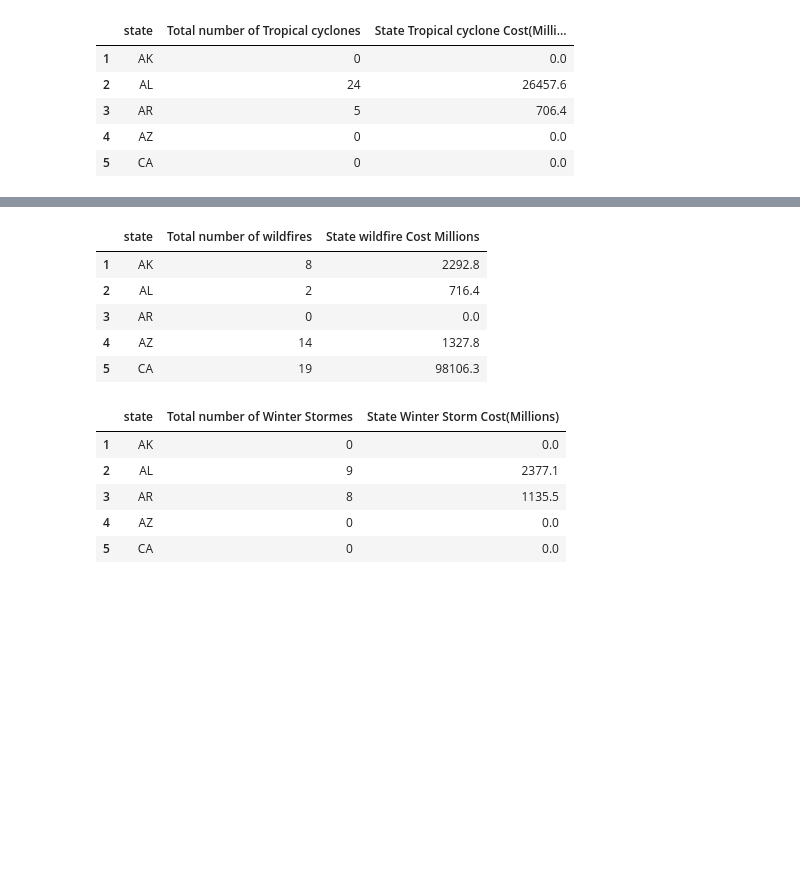
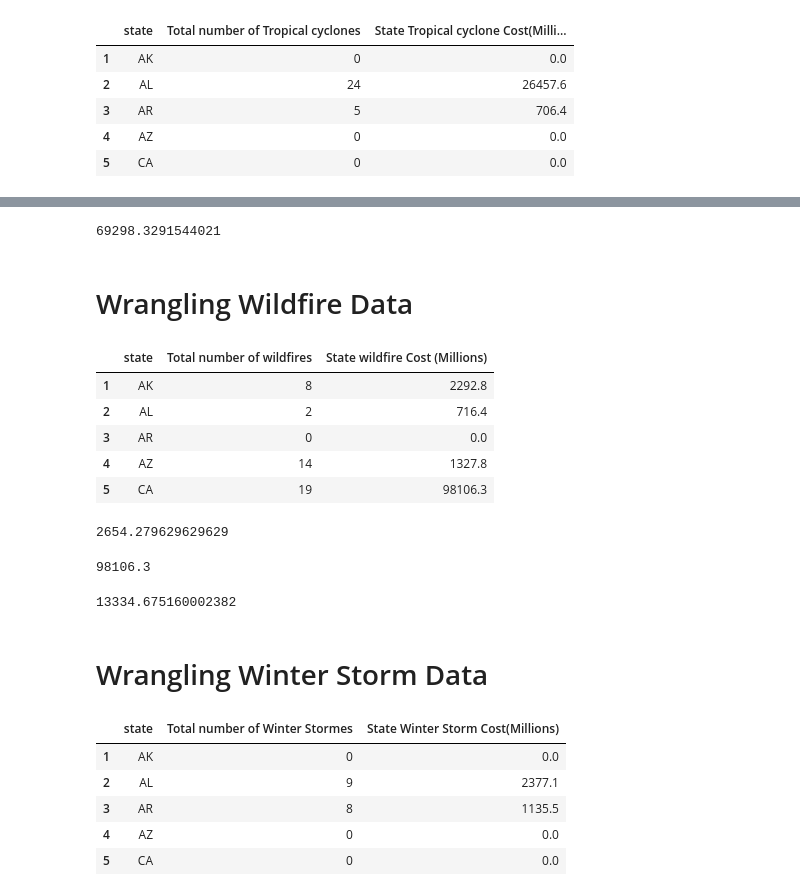
Before and after one commit to mstegmuller/Capstone-Project-, a Jupyter notebook: Capstone Project/Capstone_Project_Data_Wrangling.ipynb, the cells around one changed output, grey strips where cells are left out. Cells and saved outputs as stored; diff of their text form; code cells hidden in the pictures; blank space fills up the shorter version.

```diff
--- a/Capstone Project/Capstone_Project_Data_Wrangling.ipynb
+++ b/Capstone Project/Capstone_Project_Data_Wrangling.ipynb
@@ -225,3 +390,9 @@ tropical_cyclone_cost_per_state.head()
+# %%
+print(tropical_cyclone_cost_per_state['State Tropical cyclone Cost(Millions)'].std())
+# %% [output]
+69298.3291544021
+# %% [markdown]
+# Wrangling Wildfire Data
 # %%
 df_wildfire= df3.groupby(by= 'state',as_index= False)['wildfire'].sum()
 # %%
@@ -229,17 +400,31 @@ cost_per_wildfire = df2.loc[:,['state','wildfire']]
 # %%
 wildfire_cost_per_state= pd.merge(df_wildfire, cost_per_wildfire, left_on = 'state', right_on='state')
 # %%
-wildfire_cost_per_state.rename(columns={'wildfire_x': 'Total number of wildfires', 'wildfire_y': 'State wildfire Cost Millions'}, inplace= True)
+wildfire_cost_per_state.rename(columns={'wildfire_x': 'Total number of wildfires', 'wildfire_y': 'State wildfire Cost (Millions)'}, inplace= True)
 wildfire_cost_per_state.index = wildfire_cost_per_state.index + 1
 
 wildfire_cost_per_state.head()
 # %% [output]
-|  | state | Total number of wildfires | State wildfire Cost Millions |
+|  | state | Total number of wildfires | State wildfire Cost (Millions) |
 | 1 | AK | 8 | 2292.8 |
 | 2 | AL | 2 | 716.4 |
 | 3 | AR | 0 | 0.0 |
 | 4 | AZ | 14 | 1327.8 |
 | 5 | CA | 19 | 98106.3 |
+# %%
+print(wildfire_cost_per_state['State wildfire Cost (Millions)'].mean())
+# %% [output]
+2654.279629629629
+# %%
+print(wildfire_cost_per_state['State wildfire Cost (Millions)'].max())
+# %% [output]
+98106.3
+# %%
+print(wildfire_cost_per_state['State wildfire Cost (Millions)'].std())
+# %% [output]
+13334.675160002382
+# %% [markdown]
+# Wrangling Winter Storm Data
 # %%
 df_winter_storm= df3.groupby(by= 'state',as_index= False)['winter storm'].sum()
 # %%
```
Also changed, not shown: parts of 57 cells of this notebook.
